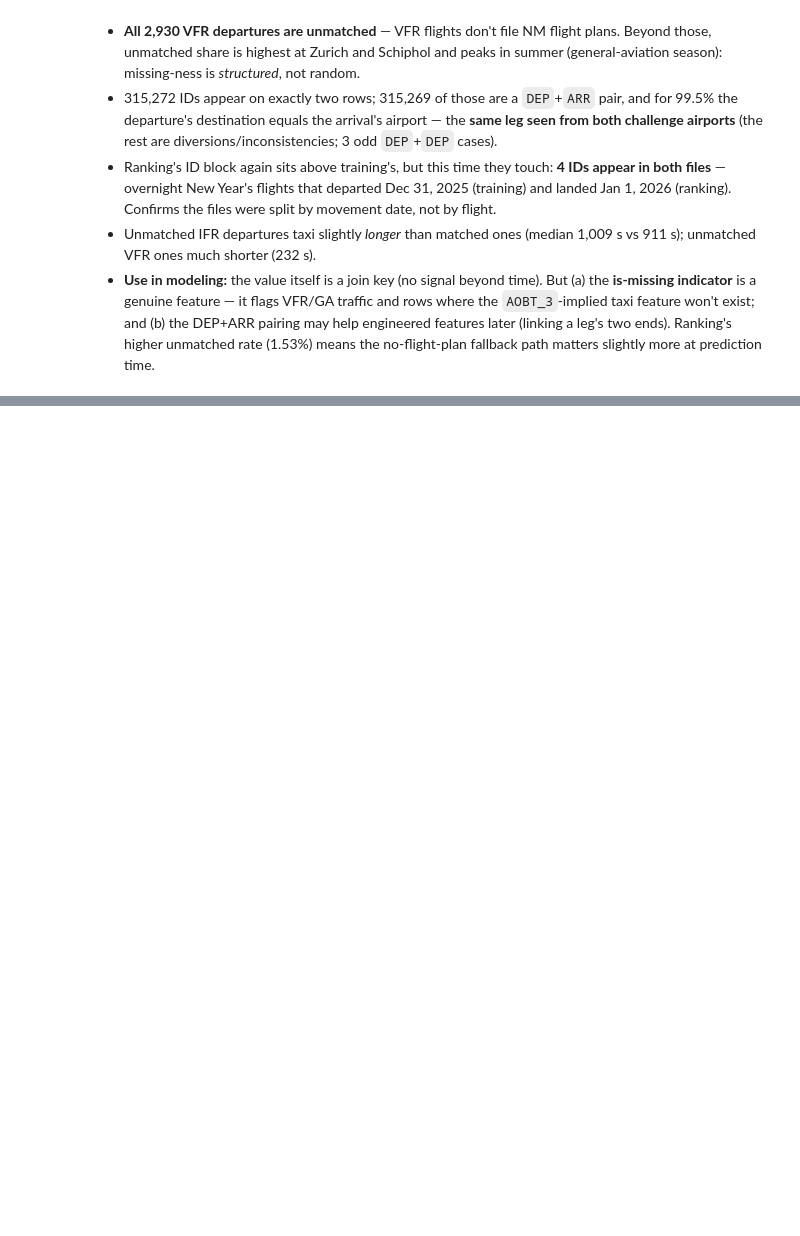
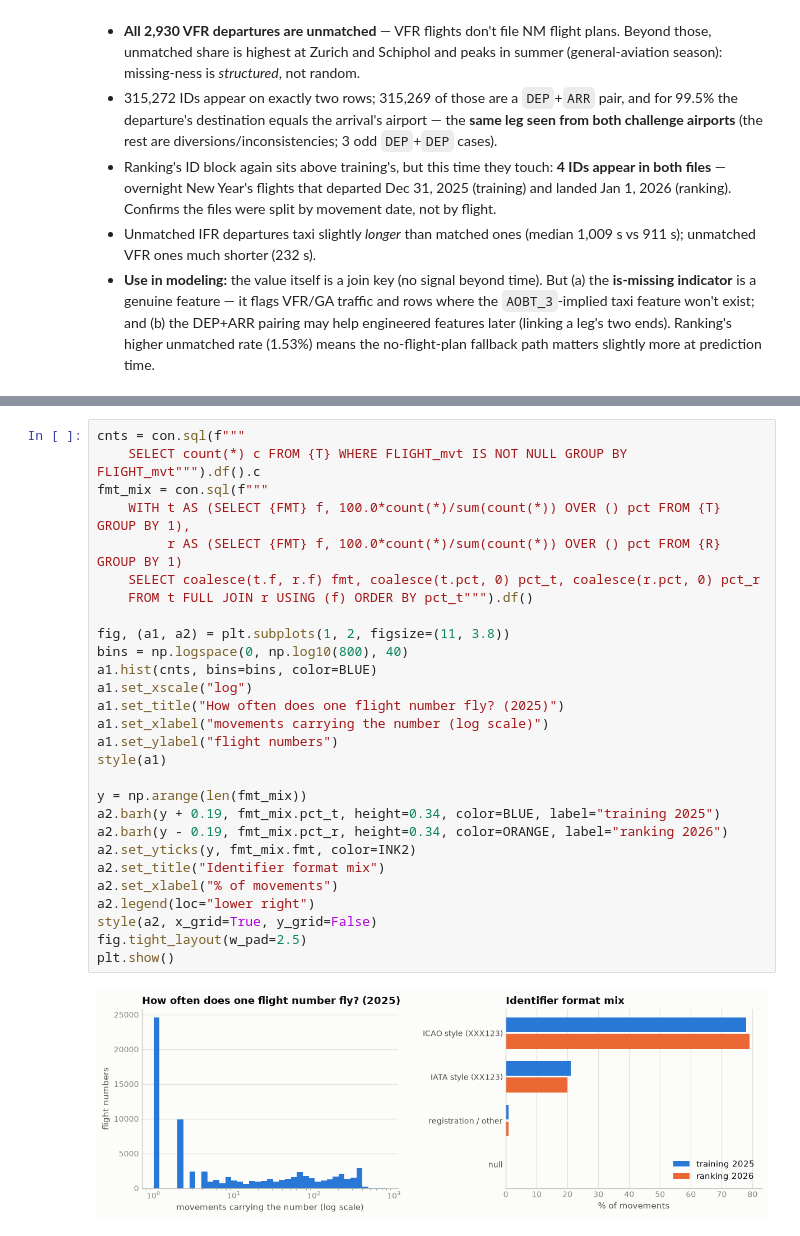
Before and after one commit to Goxmen/prc2026-unique-rose, a Jupyter notebook: eda/feature_sweep.ipynb, the cells around one changed output, grey strips where cells are left out. Saved outputs shown, nothing was run; the diff lists cells and outputs as text; blank space fills up the shorter version.

```diff
--- a/eda/feature_sweep.ipynb
+++ b/eda/feature_sweep.ipynb
@@ -293,0 +384,30 @@ plt.show()
+# %%
+cnts = con.sql(f"""
+    SELECT count(*) c FROM {T} WHERE FLIGHT_mvt IS NOT NULL GROUP BY FLIGHT_mvt""").df().c
+fmt_mix = con.sql(f"""
+    WITH t AS (SELECT {FMT} f, 100.0*count(*)/sum(count(*)) OVER () pct FROM {T} GROUP BY 1),
+         r AS (SELECT {FMT} f, 100.0*count(*)/sum(count(*)) OVER () pct FROM {R} GROUP BY 1)
+    SELECT coalesce(t.f, r.f) fmt, coalesce(t.pct, 0) pct_t, coalesce(r.pct, 0) pct_r
+    FROM t FULL JOIN r USING (f) ORDER BY pct_t""").df()
+
+fig, (a1, a2) = plt.subplots(1, 2, figsize=(11, 3.8))
+bins = np.logspace(0, np.log10(800), 40)
+a1.hist(cnts, bins=bins, color=BLUE)
+a1.set_xscale("log")
+a1.set_title("How often does one flight number fly? (2025)")
+a1.set_xlabel("movements carrying the number (log scale)")
+a1.set_ylabel("flight numbers")
+style(a1)
+
+y = np.arange(len(fmt_mix))
+a2.barh(y + 0.19, fmt_mix.pct_t, height=0.34, color=BLUE, label="training 2025")
+a2.barh(y - 0.19, fmt_mix.pct_r, height=0.34, color=ORANGE, label="ranking 2026")
+a2.set_yticks(y, fmt_mix.fmt, color=INK2)
+a2.set_title("Identifier format mix")
+a2.set_xlabel("% of movements")
+a2.legend(loc="lower right")
+style(a2, x_grid=True, y_grid=False)
+fig.tight_layout(w_pad=2.5)
+plt.show()
+# %% [output]
+[figure, added]
```
Also changed, not shown: parts of 6 cells of this notebook.
